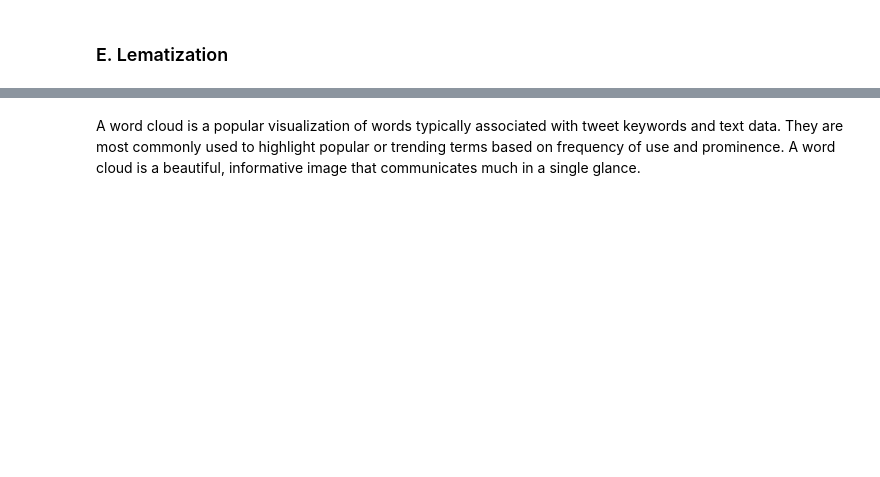
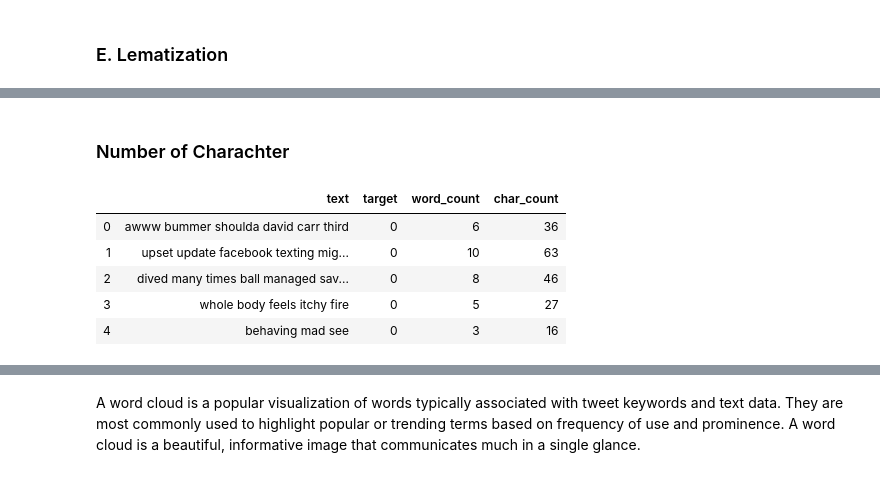
Before and after one commit to FransdanaNadeak/Practice-Case-Social-Media-Analysis-with-SPARK, a Jupyter notebook: Modelling_Clean-Tweets.ipynb, the cells around one changed output, grey strips where cells are left out. Drawn from its saved outputs; the diff is of its cells as text; code cells hidden in the pictures; blank space fills up the shorter version.

```diff
--- a/Modelling_Clean-Tweets.ipynb
+++ b/Modelling_Clean-Tweets.ipynb
@@ -166,0 +200,3 @@ data.head()
+# %%
+freq = pd.Series(' '.join(data['text']).split()).value_counts()[:10]
+freq
@@ -197,0 +301,12 @@ dataframe['text'].head()
+# %% [markdown]
+### Number of Charachter
+# %%
+data['char_count'] = data['text'].str.len()
+data.head()
+# %% [output]
+|  | text | target | word_count | char_count |
+| 0 | awww bummer shoulda david carr third | 0 | 6 | 36 |
+| 1 | upset update facebook texting mig... | 0 | 10 | 63 |
+| 2 | dived many times ball managed sav... | 0 | 8 | 46 |
+| 3 | whole body feels itchy fire | 0 | 5 | 27 |
+| 4 | behaving mad see | 0 | 3 | 16 |
```
Also changed, not shown: parts of 72 cells of this notebook.
